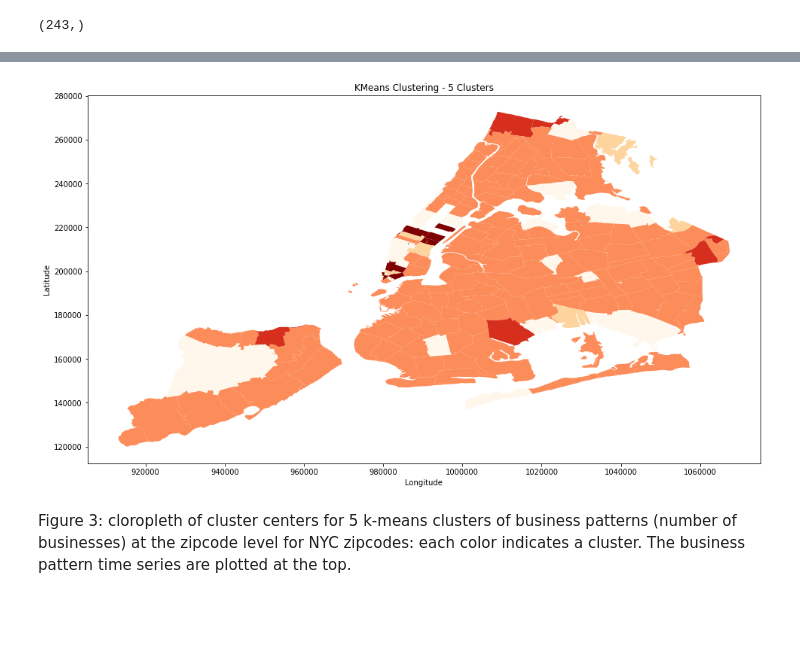
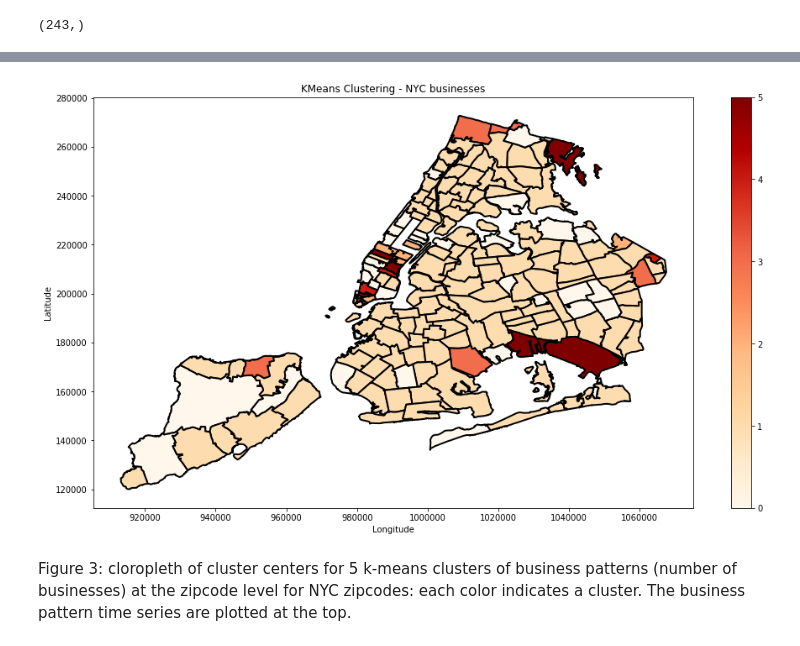
Before and after one commit to Fekade/PUI2018_fb1182, a Jupyter notebook: HW12_fb1182/HW11_Assignment1_instructionsfb.ipynb, the cells around one changed output, grey strips where cells are left out. Saved outputs shown, nothing was run; the diff lists cells and outputs as text; code cells hidden in the pictures; blank space fills up the shorter version.

```diff
--- a/HW12_fb1182/HW11_Assignment1_instructionsfb.ipynb
+++ b/HW12_fb1182/HW11_Assignment1_instructionsfb.ipynb
@@ -430,7 +430,7 @@ km.labels_.shape
 # %% [output]
 (243,)
 # %%
-n_clusters = 5
+n_clusters = 6
 km = KMeans(n_clusters=n_clusters, random_state=324)
 cluster_labels = km.fit_predict(X)
 # %%
@@ -439,0 +441,4 @@ NYC['clusters'] = cluster_labels
+# %%
+#NYC['clusters'] = cluster_labels
+cleancsb['clusters'] = cluster_labels
+cleancsb.head()
@@ -440,11 +469,12 @@ NYC['clusters'] = cluster_labels
 # %%
 f, ax = plt.subplots(figsize=(16,9))
-NYC.plot(alpha=1.0, linewidth=2, column = 'clusters', cmap = 'OrRd', ax = ax)
-plt.title('KMeans Clustering - 5 Clusters')
+cleancsb.plot(alpha=1.0, linewidth=2, column = 'clusters', cmap = 'OrRd',
+         edgecolor='black', legend = True, ax = ax,)
+plt.title('KMeans Clustering - NYC businesses')
 plt.xlabel('Longitude')
 plt.ylabel('Latitude');
 # %% [output]
-[figure, old version]
+[figure, new version]
 # %% [markdown]
 Figure 3:
 cloropleth of cluster centers for 5 k-means clusters of business patterns (number of businesses) at the zipcode level for NYC zipcodes: each color indicates a cluster. The business pattern time series are plotted at the top.
```
Also changed, not shown: parts of 7 cells of this notebook.
